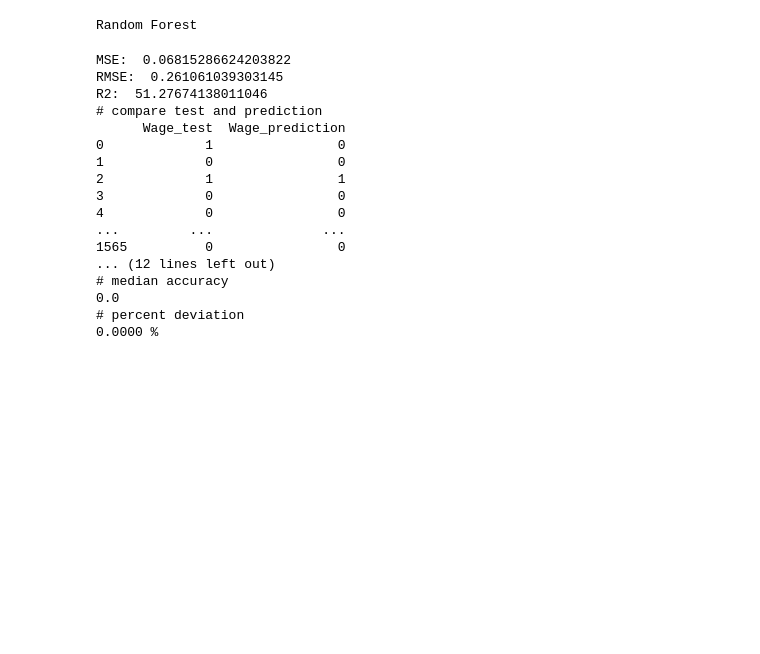
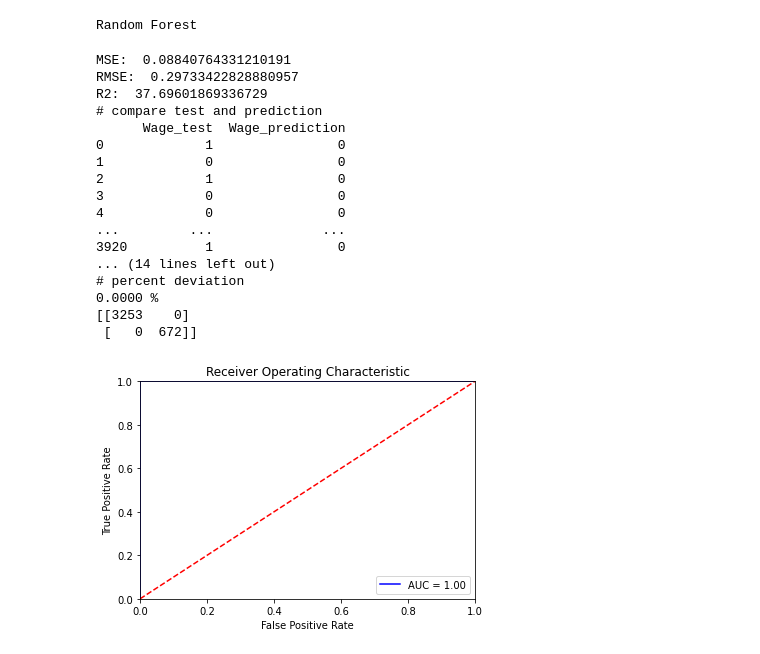
Before and after one commit to omgwenxx/machine_learning, a Jupyter notebook: assignment2/speeddating.ipynb, the cells around one changed output. Drawn from its saved outputs; the diff is of its cells as text; code cells hidden in the pictures; blank space fills up the shorter version.

```diff
--- a/assignment2/speeddating.ipynb
+++ b/assignment2/speeddating.ipynb
@@ -191,9 +213,9 @@ def randomForest_grid(X_train, y_train, X_test):
 def randomForest(X_train, y_train, X_test):
     print('\nRandom Forest')
     # num
-    rf = RandomForestClassifier(max_depth = 20, min_samples_leaf = 16, n_estimators = 27)
+    # rf = RandomForestClassifier(max_depth = 20, min_samples_leaf = 16, n_estimators = 27)
     # cat
-    # rf = RandomForestClassifier(max_depth = 28, min_samples_leaf = 15, n_estimators = 18)
+    rf = RandomForestClassifier(max_depth = 28, min_samples_leaf = 15, n_estimators = 18)
     rf.fit(X_train, y_train)
     return rf.predict(X_test)
 
@@ -204,21 +226,24 @@ Random Forest
 # %%
 print_performance(y_test, y_test_rf)
 print_metrics(y_test, y_test_rf)
+print(metrics.confusion_matrix(y_test, y_test_svc))
+show_roc(y_test, y_test_svc)
 # %% [output]
-MSE:  0.06815286624203822
-RMSE:  0.261061039303145
-R2:  51.27674138011046
+MSE:  0.08840764331210191
+RMSE:  0.29733422828880957
+R2:  37.69601869336729
 # compare test and prediction
       Wage_test  Wage_prediction
 0             1                0
 1             0                0
-2             1                1
+2             1                0
 3             0                0
 4             0                0
 ...         ...              ...
-1565          0                0
-... (12 lines left out)
-# median accuracy
-0.0
+3920          1                0
+... (14 lines left out)
 # percent deviation
 0.0000 %
+[[3253    0]
+ [   0  672]]
+[figure, added]
```
Also changed, not shown: parts of 4 cells of this notebook.
